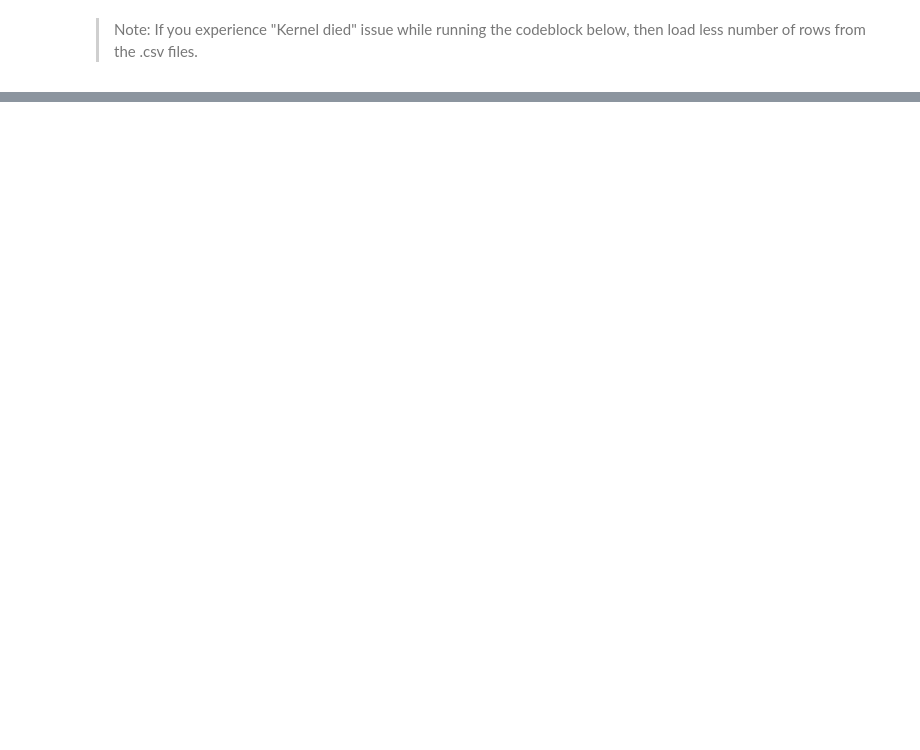
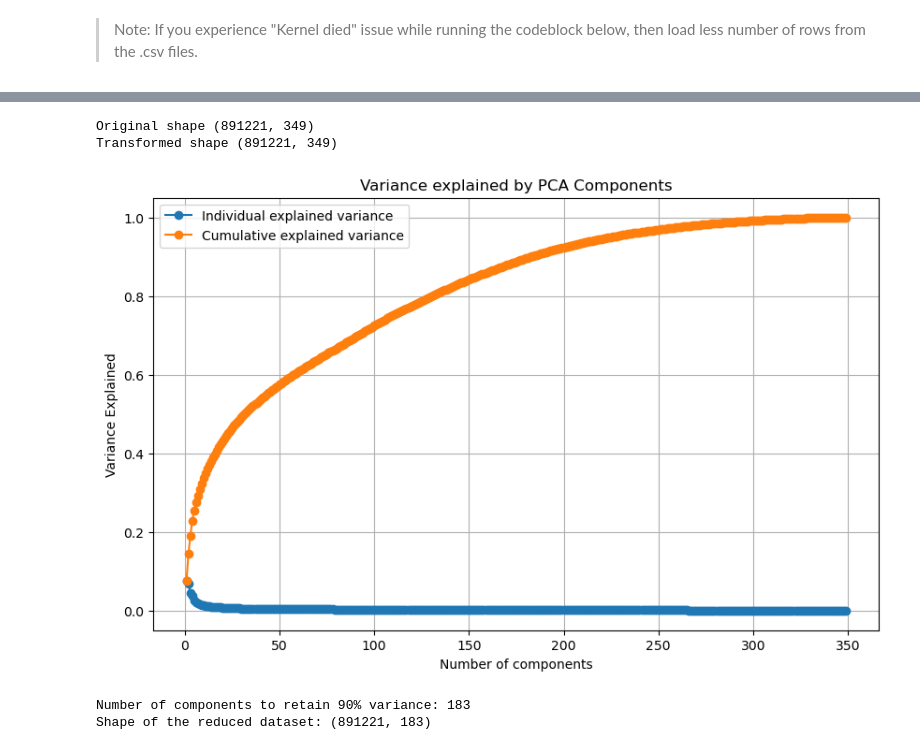
Before and after one commit to syntheticasymmetry/capstone_customer_segmentation, a Jupyter notebook: Arvato Project Workbook.ipynb, the cells around one changed output, grey strips where cells are left out. Drawn from its saved outputs; the diff is of its cells as text; code cells hidden in the pictures; blank space fills up the shorter version.

```diff
--- a/Arvato Project Workbook.ipynb
+++ b/Arvato Project Workbook.ipynb
@@ -64,0 +817,12 @@ mailout_test = pd.read_csv('data/Udacity_MAILOUT_052018_TEST.csv', sep=';')
+# %%
+# check the initial shape of the dataset
+print(azdias_cleaned3.shape)
+
+# initialize SimpleImputer to replace missing values with the mean of each column
+imputer = SimpleImputer(strategy = 'mean')
+
+# apply the imputer to the dataset and convert the result back into a dataframe with original column names
+azdias_imputed = pd.DataFrame(imputer.fit_transform(azdias_cleaned3), columns=azdias_cleaned3.columns)
+
+# check the shape of the dataset after imputation
+print(azdias_imputed.shape)
@@ -64,0 +832,7 @@ mailout_test = pd.read_csv('data/Udacity_MAILOUT_052018_TEST.csv', sep=';')
+# %%
+# Apply feature scaling to the general population demographics data
+scaler = StandardScaler()
+
+azdias_scaled = pd.DataFrame(scaler.fit_transform(azdias_imputed), columns=azdias_imputed.columns)
+
+print(azdias_scaled.shape)
@@ -64,0 +851,39 @@ mailout_test = pd.read_csv('data/Udacity_MAILOUT_052018_TEST.csv', sep=';')
+# %%
+# apply PCA to the data
+print(f'Original shape {azdias_scaled.shape}')
+
+pca = PCA()
+azdias_pca = pca.fit_transform(azdias_scaled)
+
+print(f'Transformed shape {azdias_pca.shape}')
+# %% [output]
+Original shape (891221, 349)
+Transformed shape (891221, 349)
+# %%
+# investigate the variance accounted for by each principal component
+variance_explained = pca.explained_variance_ratio_
+variance_cumulative = variance_explained.cumsum()
+
+plt.figure(figsize=(10,6))
+plt.plot(range(1, len(variance_explained) +  1), variance_explained, marker ='o', label='Individual explained variance')
+plt.plot(range(1, len(variance_cumulative) + 1), variance_cumulative, marker='o', label='Cumulative explained variance')
+plt.xlabel('Number of components')
+plt.ylabel('Variance Explained')
+plt.title('Variance explained by PCA Components')
+plt.legend()
+plt.grid(True)
+plt.show()
+# %% [output]
+[figure, added]
+# %%
+# re-apply PCA to the data while selecting for number of components to retain
+n_components = (variance_cumulative < 0.90).sum() + 1
+print(f'Number of components to retain 90% variance: {n_components}')
+
+pca2 = PCA(n_components)
+azdias_pca2 = pca2.fit_transform(azdias_scaled)
+
+print(f'Shape of the reduced dataset: {azdias_pca2.shape}')
+# %% [output]
+Number of components to retain 90% variance: 183
+Shape of the reduced dataset: (891221, 183)
```
Also changed, not shown: parts of 96 cells of this notebook.
